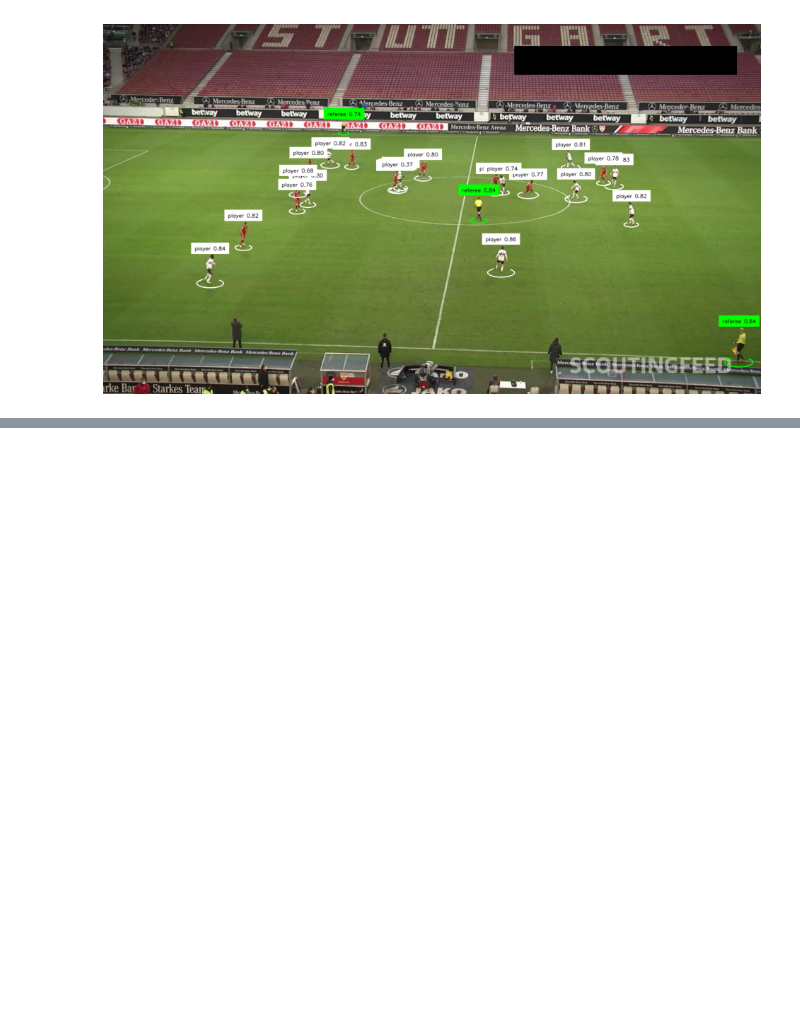
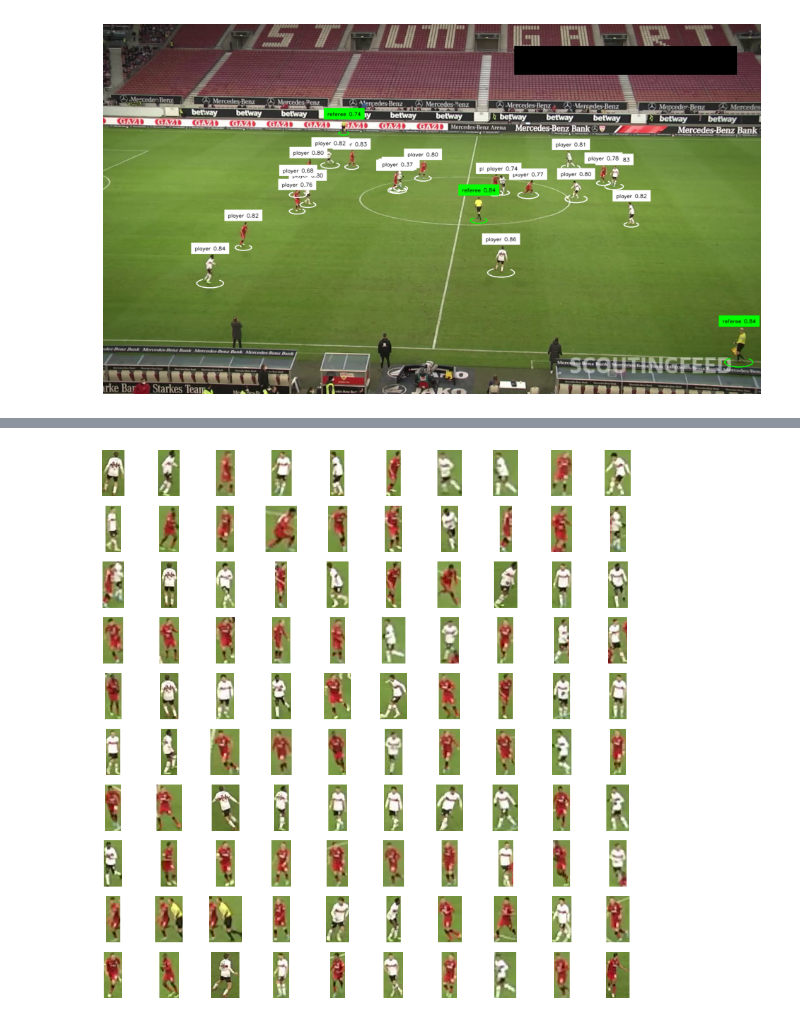
Before and after one commit to vivekpatel99/football-players-tracking-yolo, a Jupyter notebook: notebooks/04_model_training_for_different_team_players.ipynb, the cells around one changed output, grey strips where cells are left out. Cells and saved outputs as stored; diff of their text form; code cells hidden in the pictures; blank space fills up the shorter version.

Commit message:
croping players done

```diff
--- a/notebooks/04_model_training_for_different_team_players.ipynb
+++ b/notebooks/04_model_training_for_different_team_players.ipynb
@@ -336,0 +223,15 @@ SupervisionWarnings: `overlap_ratio_wh` in `InferenceSlicer.__init__` is depreca
+# %%
+from tqdm import tqdm
+PLAYER_ID = 2
+STRIDE = 20
+frame_generator = sv.get_video_frames_generator(TEST_VIDEO, stride=STRIDE)
+# %%
+players_crop = []
+for frame in tqdm(frame_generator, desc="Collecting players crop"):
+    result = model.predict(frame, imgsz=imgsz, conf=0.3)[0]
+    detections = sv.Detections.from_ultralytics(result)
+    # Non-maximum suppression (NMS) is a technique used in object detection to eliminate
+    # redundant bounding boxes for the same object, ensuring that each object is represented by a single, precise bounding box.
+    player_detections = detections.with_nms(threshold=0.5, class_agnostic=True)
+    player_detections = detections[detections.class_id == PLAYER_ID]
+    players_crop += [sv.crop_image(frame, xyxy) for xyxy in player_detections.xyxy]
@@ -336,0 +340,4 @@ SupervisionWarnings: `overlap_ratio_wh` in `InferenceSlicer.__init__` is depreca
+# %%
+sv.plot_images_grid(players_crop[:100], grid_size=(10, 10))
+# %% [output]
+[figure, added]
```
Also changed, not shown: parts of 7 cells of this notebook, 1 other file.
